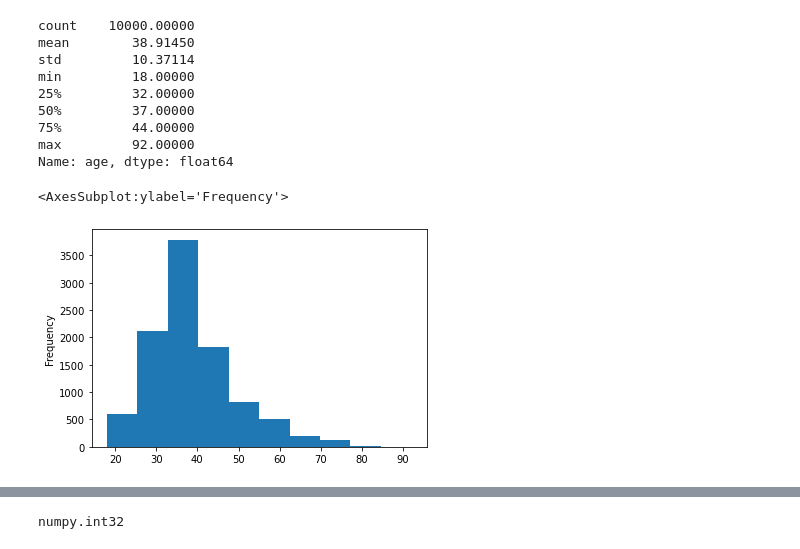
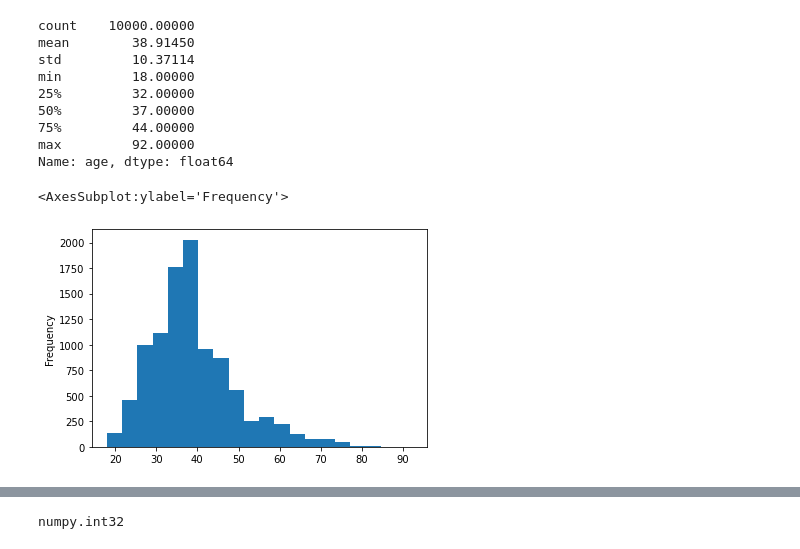
Before and after one commit to lukyluca/Bank-Customer-Churn-Prediction, a Jupyter notebook: project1A_cleaning.ipynb, the cells around one changed output, grey strips where cells are left out. Saved outputs shown, nothing was run; the diff lists cells and outputs as text; code cells hidden in the pictures.

```diff
--- a/project1A_cleaning.ipynb
+++ b/project1A_cleaning.ipynb
@@ -458,11 +481,11 @@ min         18.00000
 max         92.00000
 Name: age, dtype: float64
 # %%
-# visual distribution of the dataset population based on age
-df.age.plot(kind= 'hist')
+# visual distribution of the dataset population based on age after fixing data
+df.age.plot(kind= 'hist', bins = 20)
 # %% [output]
 <AxesSubplot:ylabel='Frequency'>
-[figure, old version]
+[figure, new version]
 # %%
 df.age.plot(kind = 'box')
 # %% [output]
```
Also changed, not shown: parts of 58 cells of this notebook, 4 other files.
